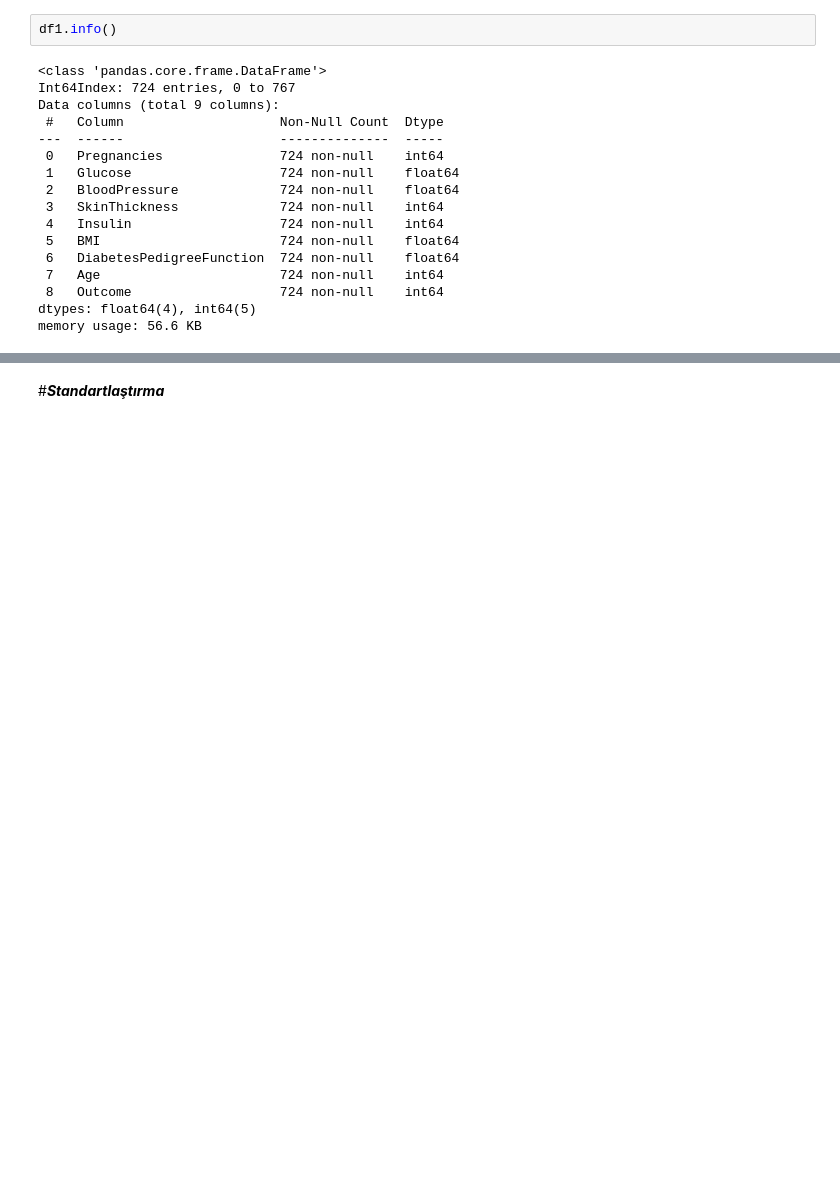
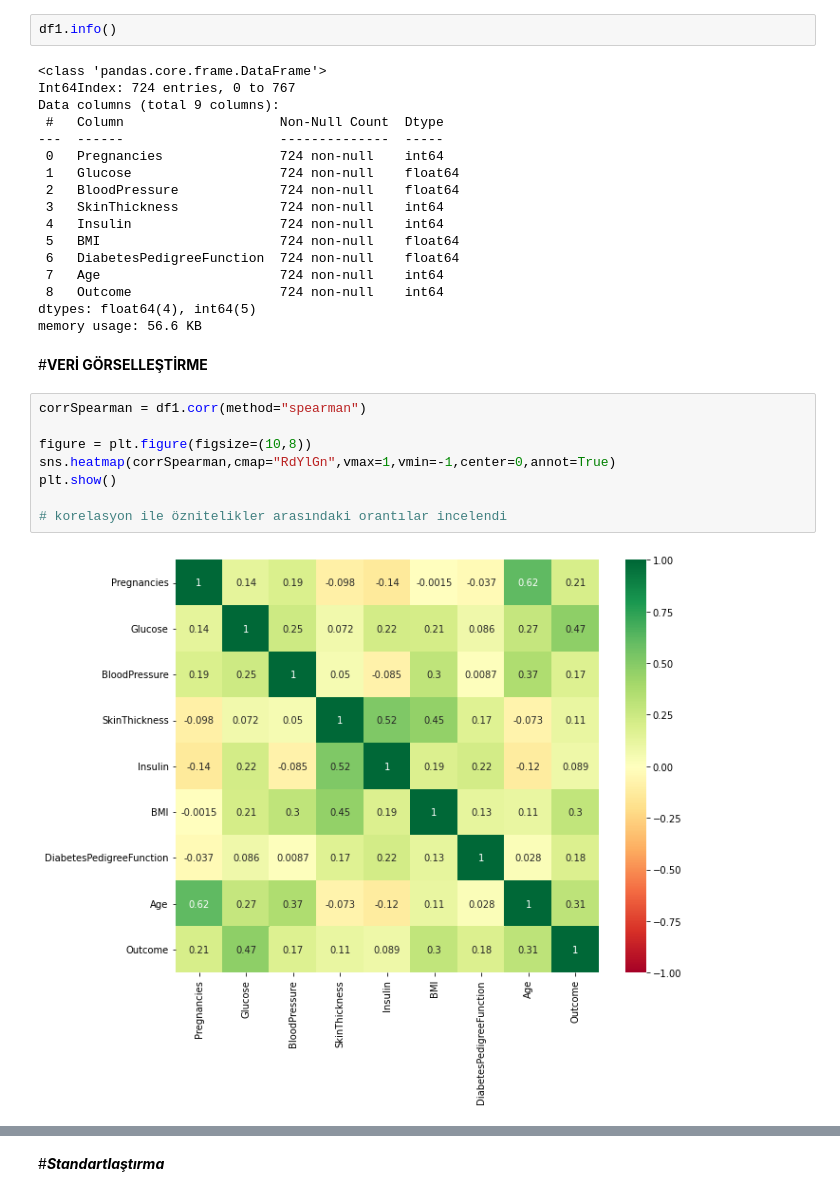
Before and after one commit to BoranOner/Predicting-Diabetes, a Jupyter notebook: SatırEksikDengesiz.ipynb, the cells around one changed output, grey strips where cells are left out. Drawn from its saved outputs; the diff is of its cells as text; blank space fills up the shorter version.

```diff
--- a/SatırEksikDengesiz.ipynb
+++ b/SatırEksikDengesiz.ipynb
@@ -169,3 +167,15 @@ Data columns (total 9 columns):
  8   Outcome                   724 non-null    int64
 dtypes: float64(4), int64(5)
 memory usage: 56.6 KB
+# %% [markdown]
+#**VERİ GÖRSELLEŞTİRME**
+# %%
+corrSpearman = df1.corr(method="spearman")
+
+figure = plt.figure(figsize=(10,8))
+sns.heatmap(corrSpearman,cmap="RdYlGn",vmax=1,vmin=-1,center=0,annot=True)
+plt.show()
+
+# korelasyon ile öznitelikler arasındaki orantılar incelendi
+# %% [output]
+[figure, added]
```
Also changed, not shown: parts of 34 cells of this notebook.
